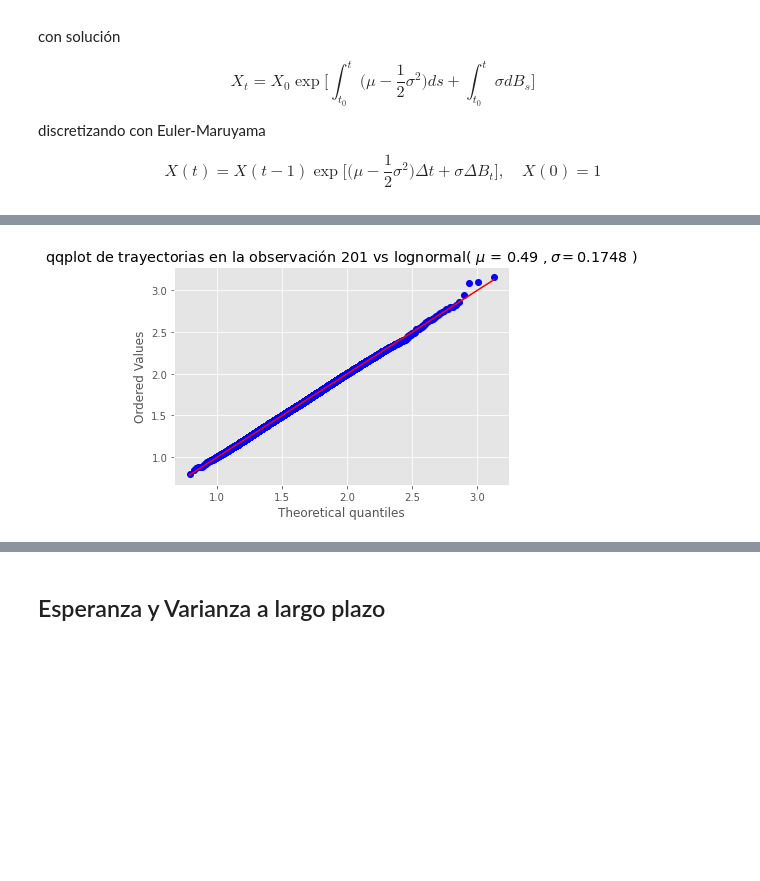
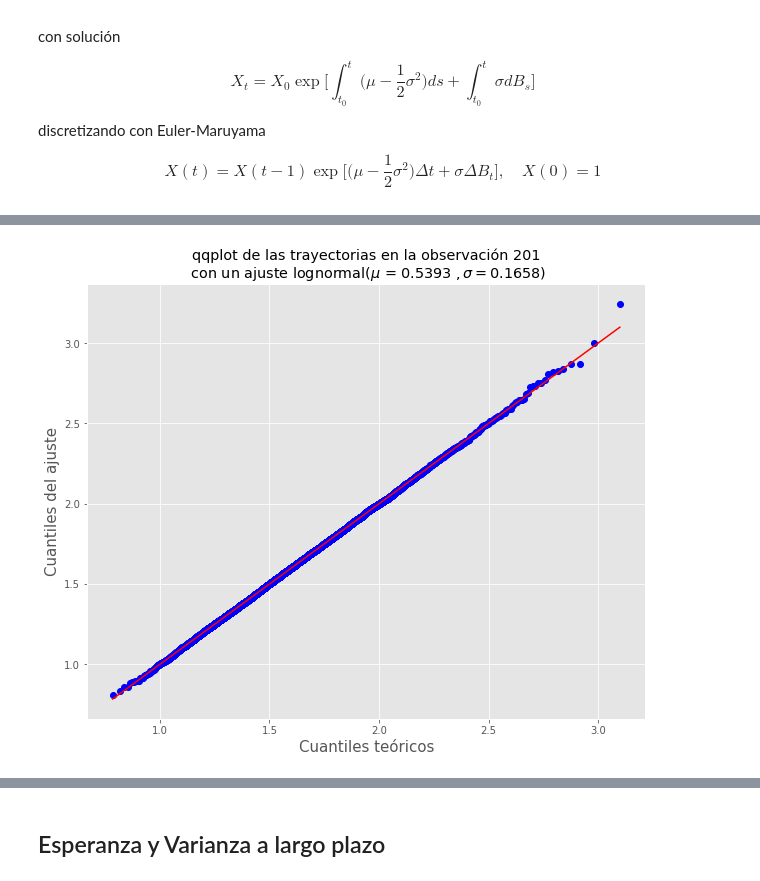
Before and after one commit to scardenol/proc_est2, a Jupyter notebook: edes.ipynb, the cells around one changed output, grey strips where cells are left out. Drawn from its saved outputs; the diff is of its cells as text; code cells hidden in the pictures; blank space fills up the shorter version.

```diff
--- a/edes.ipynb
+++ b/edes.ipynb
@@ -68,12 +70,12 @@ p = 252 # número de observaciones
 
 X = np.zeros((l,p))
 dt = 1/p # Delta de t de la solución discreta
-T = np.linspace(dt, 1, p) # Intervalo equiespaciado
+T = np.linspace(dt, 1, p) # Intervalo equiespaciado en [0,1]
 X0 = 1 # Valor inicial
 mu = 0.6
 sigma = 0.2
 
-fig = plt.figure(1, figsize=(10,8))
+plt.figure(figsize=(10,8))
 for sim in range(l): # Ciclo de simulaciones
   X[sim,0] = X0
   # mu = rnd.random()
@@ -82,18 +84,11 @@ for sim in range(l): # Ciclo de simulaciones
     dBt = np.sqrt(dt)*np.random.normal(0,1) # Delta de Bt de la sol. discreta
     # Solución discreta
     X[sim, t] = X[sim, t-1]*np.exp((mu-0.5*sigma**2)*dt + sigma*dBt)
-  plt.plot(T, X[sim]);
+  plt.plot(p*T, X[sim]);
 
-plt.title('$\mu$ =' + str(round(mu, 4)) + '    $\sigma$ =' + str(round(sigma,4)), fontsize = 15);
-
-display(fig)
-
-# Análisis longitudinal
-X_max = np.amax(X, axis=0)
-X_min = np.amin(X, axis=0)
-X_mean = np.mean(X, axis=0)
-
-plt.plot(T, X_max, '--', color='black');
-plt.plot(T, X_min, '--', color='black');
-plt.plot(T, X_mean, '--', color='black');
+plt.title('Simulación de ' + str(l) + ' trayectorias con $\mu$ = '\
+          + str(round(mu, 4)) + ', $\sigma$ = ' + str(round(sigma,4)),\
+          fontsize = 15);
+plt.xlabel('$t$', fontsize = 15);
+plt.ylabel('$X_t$', fontsize = 15);
 # %% [output]
@@ -133,0 +127,10 @@ params
+# %%
+# Ajuste a varias distribuciones
+plt.figure(figsize=(10,8))
+f = Fitter(X_tra, distributions=['lognorm', 'gamma', 'beta', 'norm'])
+f.fit()
+f.summary()
+
+plt.title('Histograma de trayectorias en la observación 201');
+plt.xlabel('$X_{t=201}$', fontsize = 15);
+plt.ylabel('Frecuencia', fontsize = 15);
@@ -134,12 +139,17 @@ params
 # %%
+# QQplot respecto a una lognormal
+params = f.fitted_param["lognorm"]
 sigma_hat = str(round(params[0],4))
 mu_hat = str(round(np.log(params[2]), 4))
 
-fig = plt.figure()
+plt.figure(figsize=(10,8))
 stats.probplot(X_tra, dist=stats.lognorm, sparams=params, plot=pylab);
-plt.title('qqplot de trayectorias en la observación 201 vs lognormal( $\mu$ = ' + mu_hat + ' $,\sigma = $' + sigma_hat + ' )');
+plt.title('qqplot de las trayectorias en la observación 201\n con un ajuste \
+lognormal($\mu$ = ' + mu_hat + ' $,\sigma = $' + sigma_hat + ')');
+plt.xlabel('Cuantiles teóricos', fontsize = 15);
+plt.ylabel('Cuantiles del ajuste', fontsize = 15);
 # %% [output]
-[figure, old version]
+[figure, new version]
 # %%
 # Autocorrelación parcial PACF
 import pandas as pd
```
Also changed, not shown: parts of 26 cells of this notebook.
